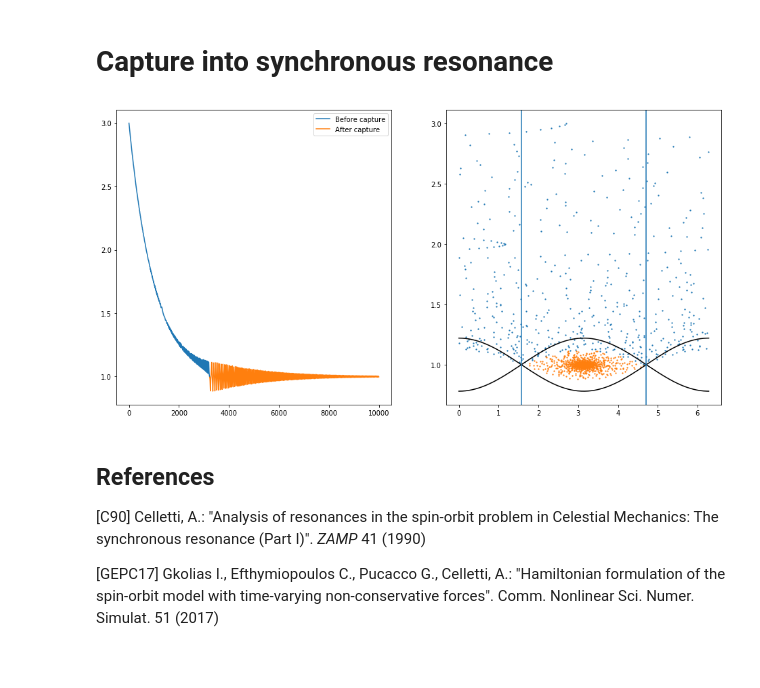
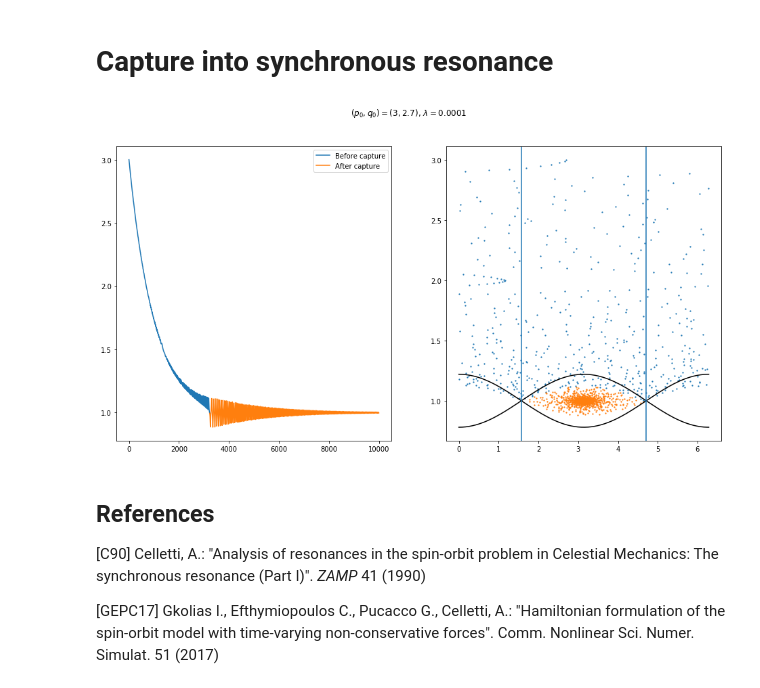
Before and after one commit to mseri/contact-integrators, a Jupyter notebook: The Spin-Orbit problem.ipynb, the cells around one changed output. Drawn from its saved outputs; the diff is of its cells as text; code cells hidden in the pictures; blank space fills up the shorter version.

Commit message:
Spin-Orbit: add graph sup-title
Signed-off-by: Marcello Seri <marcello.seri@gmail.com>

```diff
--- a/The Spin-Orbit problem.ipynb
+++ b/The Spin-Orbit problem.ipynb
@@ -213,7 +213,8 @@ npts = int(np.floor(full/plot_every))+1
 sol = np.empty([npts, 3], dtype=np.float64)
 tspan = np.empty(npts, dtype=np.float64)
 
-p, q, s, t = 3, 2.7, 0 , 0
+p0, q0 = 3, 2.7
+p, q, s, t = p0, q0, 0 , 0
 
 for i in range(full):
     if i%plot_every == 0:
@@ -223,38 +224,39 @@ for i in range(full):
     p, q, s, t = ic.step(em, dt, p, q, s, t)
 # %%
 plt.figure(figsize=(16,8))
+plt.suptitle(f"$(p_0,q_0)=({p0},{q0})$, $\lambda={lam}$")
 
 cut = -1077
 plt.subplot(121)
 plt.plot(tspan[:cut],
          sol[:cut,0],
          label="Before capture")
 plt.plot(tspan[cut-1:],
          sol[cut-1:,0],
          label="After capture")
 plt.legend()
 
 plt.subplot(122)
 plt.scatter(
     np.mod(sol[:cut,1], 2*np.pi),
     sol[:cut,0],
     label="Before capture", s=1.5
 )
 plt.scatter(
     np.mod(sol[cut-1:,1], 2*np.pi),
     sol[cut-1:,0],
     label="After capture", s=1.5
 )
 
 x = np.linspace(0,2*np.pi,150)
 plt.plot(x, 0.22*np.cos(x)+1, 'k')
 plt.plot(x, -0.22*np.cos(x)+1, 'k')
 
 plt.axvline(x=np.pi/2)
 plt.axvline(x=3*np.pi/2)
 plt.show()
 # %% [output]
-[figure, old version]
+[figure, new version]
 # %% [markdown]
 ## References
 
```
